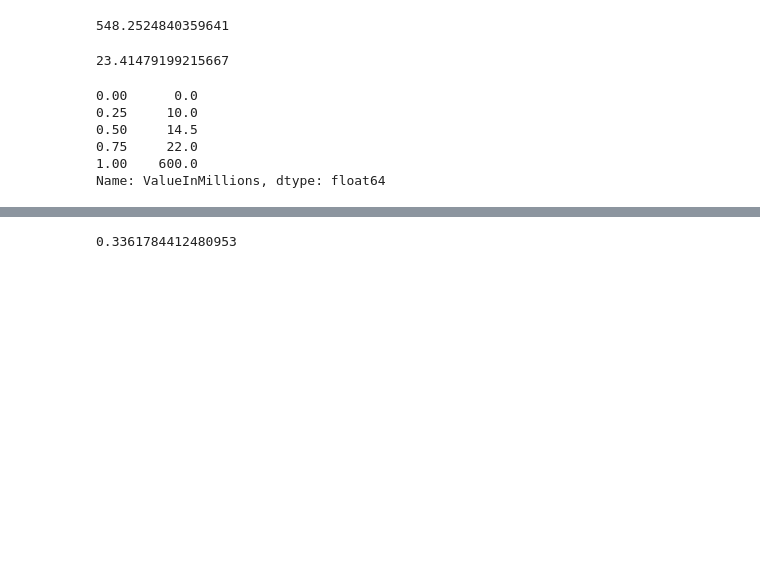
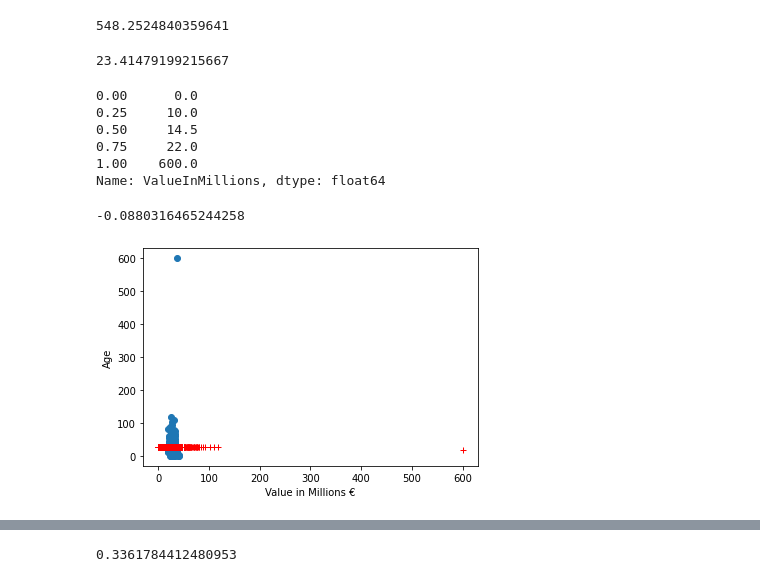
Before and after one commit to salmaemrany/Assignment1, a Jupyter notebook: Assignment 1.ipynb, the cells around one changed output, grey strips where cells are left out. Cells and saved outputs as stored; diff of their text form; code cells hidden in the pictures; blank space fills up the shorter version.

```diff
--- a/Assignment 1.ipynb
+++ b/Assignment 1.ipynb
@@ -180,3 +182,18 @@ df['ValueInMillions'].quantile([0,.25,.5,.75,1])
 0.75     22.0
 1.00    600.0
 Name: ValueInMillions, dtype: float64
+# %%
+df['Age'].corr(df['ValueInMillions'])
+# %% [output]
+-0.0880316465244258
+# %%
+x = df['ValueInMillions']
+y = df['Age']
+m, b = np.polyfit(x, y, 1)
+plt.plot(x, m*x + b,'r+')
+plt.scatter(df['Age'],df['ValueInMillions'])
+plt.ylabel("Age")
+plt.xlabel("Value in Millions €")
+plt.show()
+# %% [output]
+[figure, added]
```
Also changed, not shown: parts of 62 cells of this notebook.
